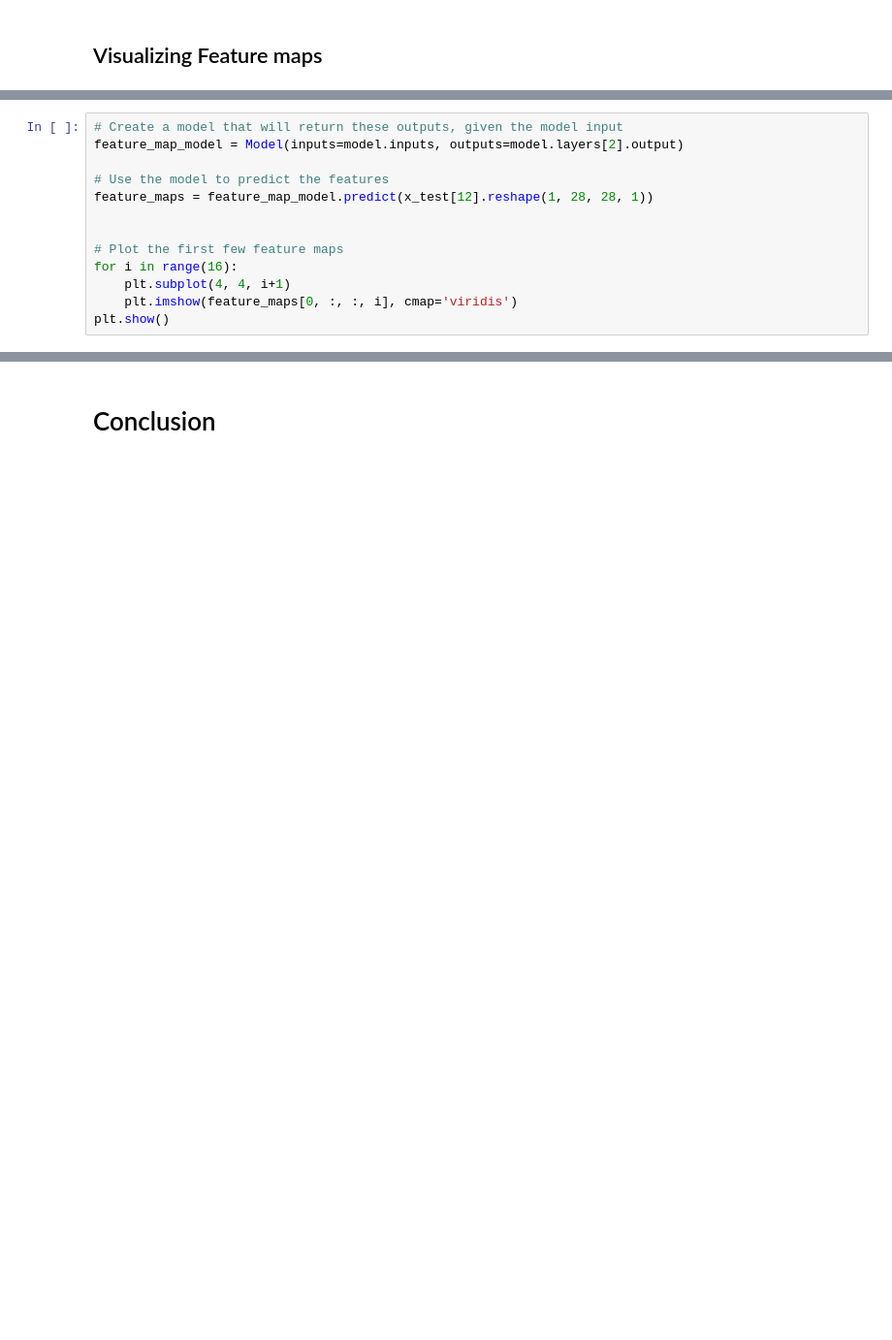
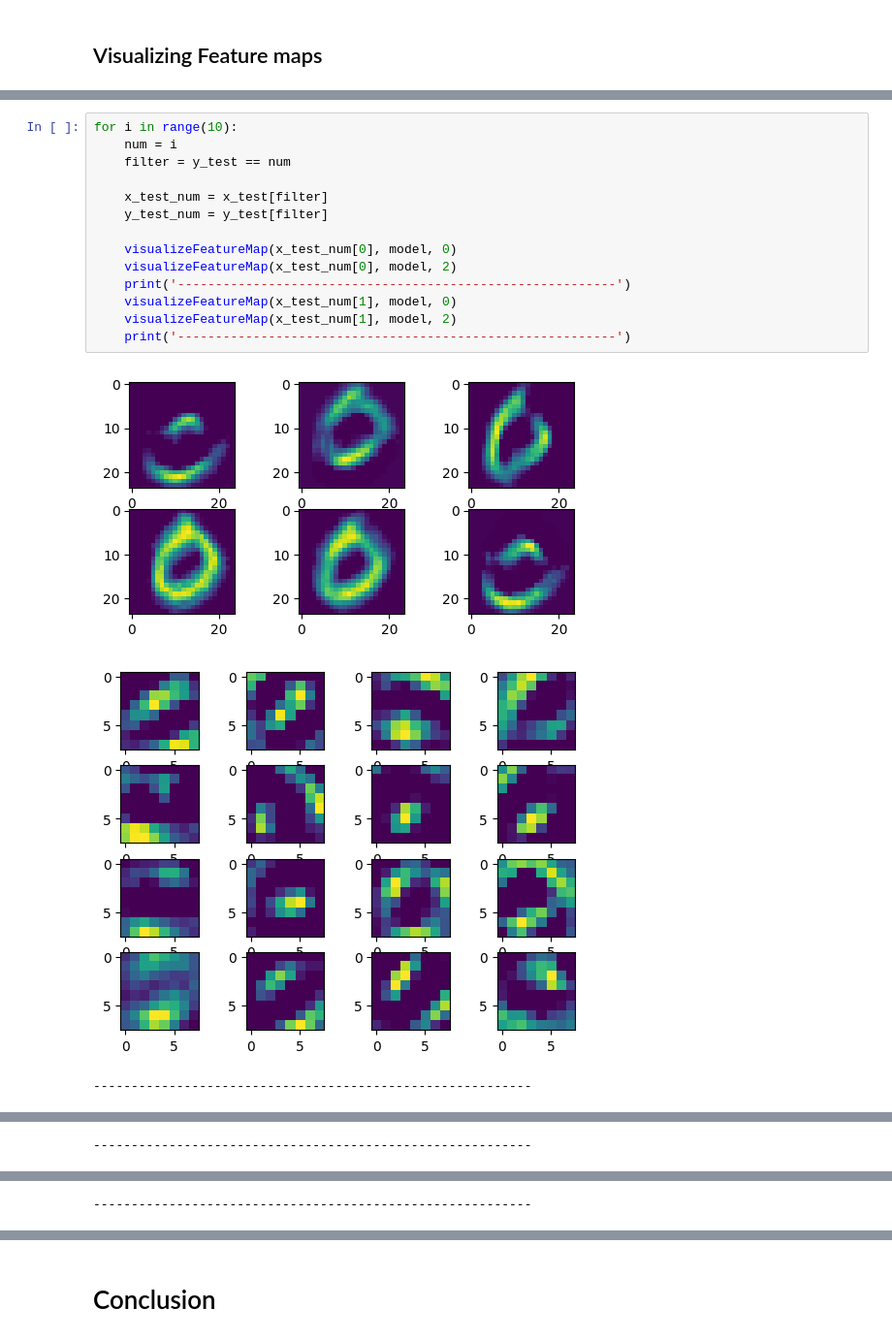
Before and after one commit to Ga-Alves/smart-sense-pratice, a Jupyter notebook: CNN/main.ipynb, the cells around one changed output, grey strips where cells are left out. Shown at 97% size. Cells and saved outputs as stored; diff of their text form; blank space fills up the shorter version.

```diff
--- a/CNN/main.ipynb
+++ b/CNN/main.ipynb
@@ -139,13 +149,0 @@ plt.show()
-# %%
-# Create a model that will return these outputs, given the model input
-feature_map_model = Model(inputs=model.inputs, outputs=model.layers[2].output)
-
-# Use the model to predict the features
-feature_maps = feature_map_model.predict(x_test[12].reshape(1, 28, 28, 1))
-
-
-# Plot the first few feature maps
-for i in range(16):
-    plt.subplot(4, 4, i+1)
-    plt.imshow(feature_maps[0, :, :, i], cmap='viridis')
-plt.show()
@@ -154,0 +154,18 @@ plt.show()
+# %%
+for i in range(10):
+    num = i
+    filter = y_test == num
+
+    x_test_num = x_test[filter]
+    y_test_num = y_test[filter]
+
+    visualizeFeatureMap(x_test_num[0], model, 0)
+    visualizeFeatureMap(x_test_num[0], model, 2)
+    print('----------------------------------------------------------')
+    visualizeFeatureMap(x_test_num[1], model, 0)
+    visualizeFeatureMap(x_test_num[1], model, 2)
+    print('----------------------------------------------------------')
+# %% [output]
+[figure, added]
+[figure, added]
+----------------------------------------------------------
@@ -154,0 +174 @@ plt.show()
+----------------------------------------------------------
@@ -154,0 +177 @@ plt.show()
+----------------------------------------------------------
```
Also changed, not shown: parts of 10 cells of this notebook.
